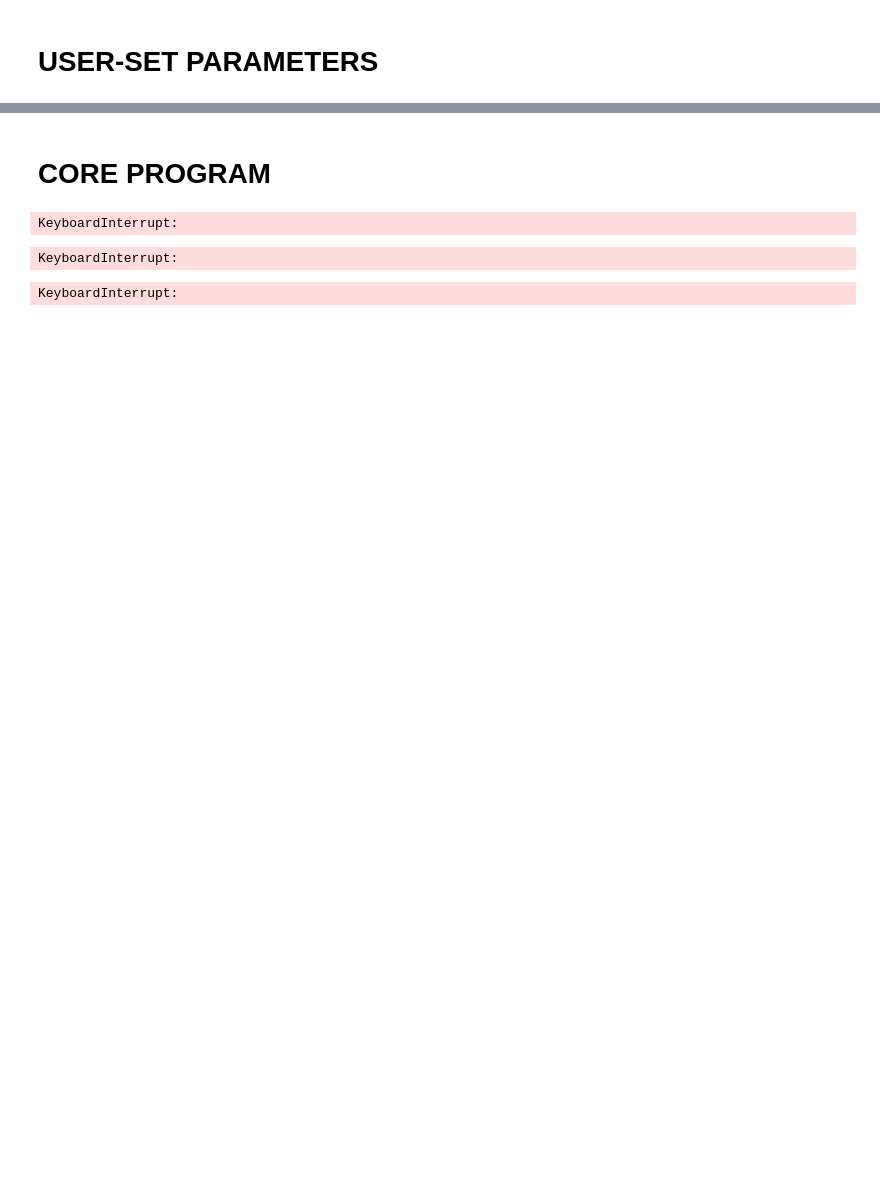
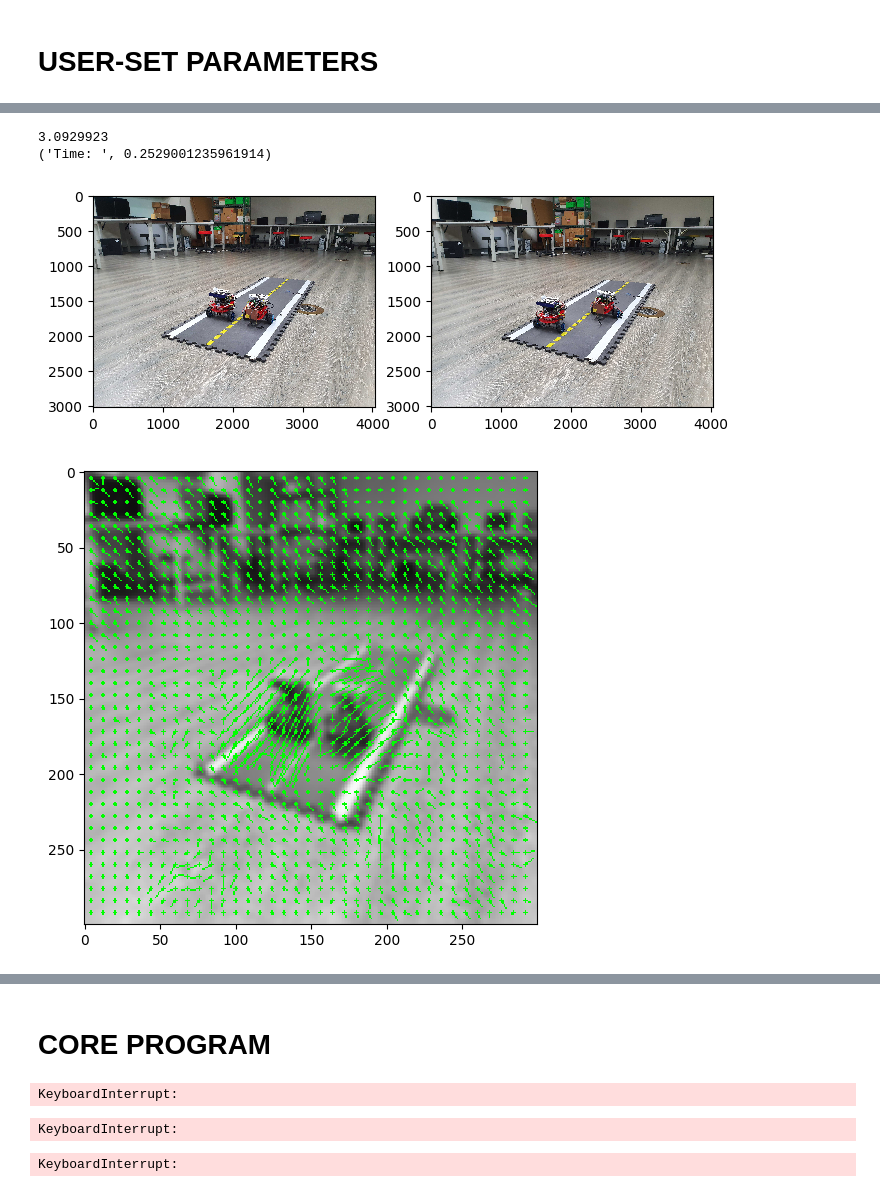
Before and after one commit to championway/traffic_motion_detection, a Jupyter notebook: test.ipynb, the cells around one changed output, grey strips where cells are left out. Saved outputs shown, nothing was run; the diff lists cells and outputs as text; code cells hidden in the pictures; blank space fills up the shorter version.

```diff
--- a/test.ipynb
+++ b/test.ipynb
@@ -236,0 +242,72 @@ plot_img(input_1, input_2, flow_img, overlapping)
+# %%
+input_1, input_2 = img_2.copy(), img_6.copy()
+
+def draw_flow(img, flow, step=8):
+    #from the beginning to position 2 (excluded channel info at position 3)
+    h, w = img.shape[:2]
+    y, x = np.mgrid[step/2:h:step, step/2:w:step].reshape(2,-1).astype(int) # get image coordinate
+    fx, fy = flow[y,x].T # get correspond 2D vector
+#     print(x, y)
+    lines = np.vstack([x, y, x+fx, y+fy]).T.reshape(-1, 2, 2)
+#     print(lines[(int(1369/2))])
+    lines = np.int32(lines + 0.5)
+    vis = cv2.cvtColor(img, cv2.COLOR_GRAY2BGR)
+    cv2.polylines(vis, lines, 0, (0, 255, 0))
+    for (x1, y1), (x2, y2) in lines:
+        cv2.circle(vis, (x1, y1), 1, (0, 255, 0), -1)
+    return vis
+
+def draw_hsv(flow):
+    (h, w) = flow.shape[:2]
+    (fx, fy) = (flow[:, :, 0], flow[:, :, 1])
+    fx = fx - min(np.mean(fx), np.median(fx))
+    fy = fy - min(np.mean(fy), np.median(fy))
+    ang = np.arctan2(fy, fx) + np.pi
+    v = np.sqrt(fx * fx + fy * fy)
+    v_mean = v.mean()
+    v_med = np.median(v)
+    print(v_mean)
+#     v = v - v_med
+    v_q = np.quantile(v, .9)
+    hsv = np.zeros((h, w, 3), np.uint8)
+    for i in range(h):
+        for j in range(w):
+            if ang[i][j] < 5.7 and ang[i][j] > 4.5:
+                hsv[i][j][2] = 255
+#             if v[i][j] > 5:
+#                 if ang[i][j] > np.pi:
+#                     hsv[i][j][2] = 255
+#                 else:
+#                     hsv[i][j][1] = 255
+#     hsv[..., 0] = ang * (180 / np.pi / 2)
+#     hsv[..., 1] = 0xFF
+#     hsv[..., 2] = np.minimum(v * 4, 0xFF)
+#     bgr = cv2.cvtColor(hsv, cv2.COLOR_HSV2BGR)
+    return hsv
+
+start_t = time.time()
+# Resize and save a greyscale version of the image
+frame_1 = cv2.resize(input_1, (300, 300), interpolation=cv2.INTER_CUBIC)
+gray_1 = cv2.cvtColor(frame_1, cv2.COLOR_BGR2GRAY)
+frame_2 = cv2.resize(input_2, (300, 300), interpolation=cv2.INTER_CUBIC)
+gray_2 = cv2.cvtColor(frame_2, cv2.COLOR_BGR2GRAY)
+
+gray_1 = cv2.GaussianBlur(gray_1, (11, 11), 0)
+gray_2 = cv2.GaussianBlur(gray_2, (11, 11), 0)
+
+flow = cv2.calcOpticalFlowFarneback(gray_1, gray_2, None,0.5,5,15,3,5,1.1,cv2.OPTFLOW_FARNEBACK_GAUSSIAN)
+
+flow_img = draw_flow(gray_1, flow)
+
+hsv_img = draw_hsv(flow)
+
+overlapping = cv2.addWeighted(flow_img, 0.5, hsv_img, 0.5, 0)
+
+print("Time: ", time.time() - start_t)
+
+plot_img(input_1, input_2, flow_img, overlapping)
+# %% [output]
+3.0929923
+('Time: ', 0.2529001235961914)
+[figure, added]
+[figure, added]
```
Also changed, not shown: parts of 8 cells of this notebook, 3 other files.
